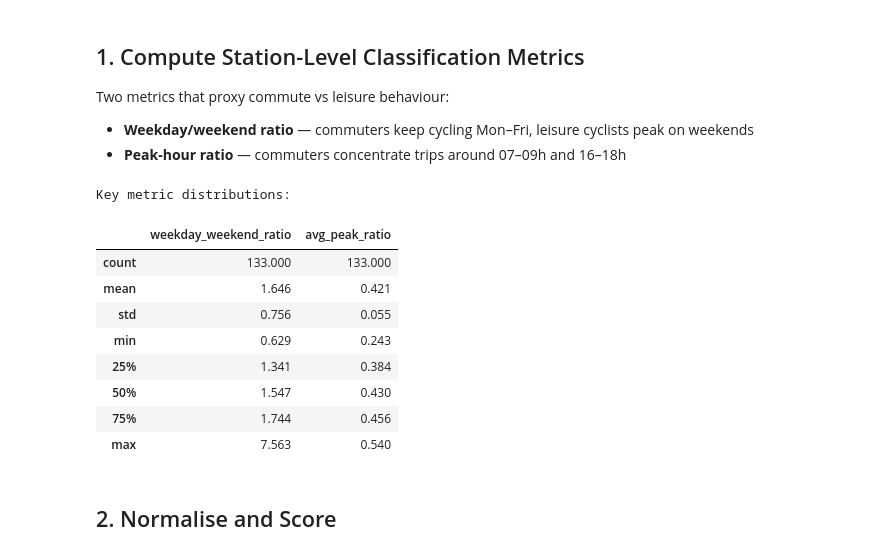
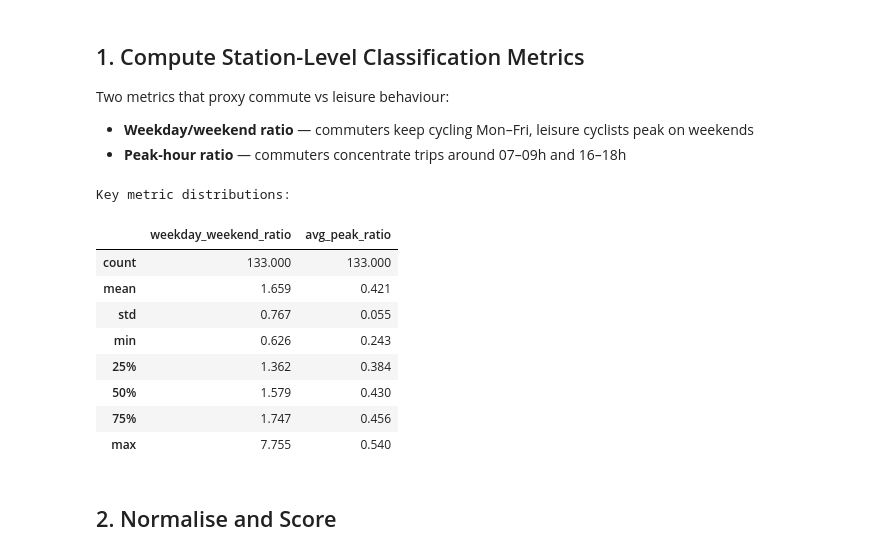
Before and after one commit to Queena34/mda-cycling-weather-group6, a Jupyter notebook: notebooks/06_site_classification.ipynb, the cells around one changed output. Cells and saved outputs as stored; diff of their text form; code cells hidden in the pictures.

Commit message:
refactor: optimize site classification with one-sided robust mean (3*IQR upper bound)

```diff
--- a/notebooks/06_site_classification.ipynb
+++ b/notebooks/06_site_classification.ipynb
@@ -66,42 +109,49 @@ base = (
         avg_daily      = ("aantal",      "mean"),
         avg_peak_ratio = ("peak_ratio",  "mean"),
         lon            = ("long",         "first"),
         lat            = ("lat",         "first"),
     )
 )
+def robust_mean(s):
+    if len(s) == 0: return np.nan
+    q1 = s.quantile(0.25)
+    q3 = s.quantile(0.75)
+    iqr = q3 - q1
+    upper_bound = q3 + 3 * iqr
+    return s[s <= upper_bound].mean()
 
 # Separate filtered groupbys (faster than per-group lambdas on 96k rows)
 wd = (panel_good[~panel_good["is_weekend"]]
-      .groupby("site ID")["aantal"].mean().rename("avg_weekday"))
+      .groupby("site ID")["aantal"].apply(robust_mean).rename("avg_weekday")) #exclude extreme values
 we = (panel_good[ panel_good["is_weekend"]]
-      .groupby("site ID")["aantal"].mean().rename("avg_weekend"))
+      .groupby("site ID")["aantal"].apply(robust_mean).rename("avg_weekend")) #exclude extreme values
 
 site_stats = (
     base
     .merge(wd.reset_index(), on="site ID", how="left")
     .merge(we.reset_index(), on="site ID", how="left")
 )
 
 # Metric 1: weekday / weekend ratio
 # Reference: https://ica-abs.copernicus.org/articles/1/37/2019/ica-abs-1-37-2019.pdf
 site_stats["weekday_weekend_ratio"] = (
     site_stats["avg_weekday"] / site_stats["avg_weekend"]
 )
 
 print("Key metric distributions:")
 desc_cols = ["weekday_weekend_ratio", "avg_peak_ratio"]
 display(site_stats[desc_cols].describe().round(3))
 # %% [output]
 Key metric distributions:
 |  | weekday_weekend_ratio | avg_peak_ratio |
 | count | 133.000 | 133.000 |
-| mean | 1.646 | 0.421 |
-| std | 0.756 | 0.055 |
-| min | 0.629 | 0.243 |
-| 25% | 1.341 | 0.384 |
-| 50% | 1.547 | 0.430 |
-| 75% | 1.744 | 0.456 |
-| max | 7.563 | 0.540 |
+| mean | 1.659 | 0.421 |
+| std | 0.767 | 0.055 |
+| min | 0.626 | 0.243 |
+| 25% | 1.362 | 0.384 |
+| 50% | 1.579 | 0.430 |
+| 75% | 1.747 | 0.456 |
+| max | 7.755 | 0.540 |
 # %% [markdown]
 ## 2. Normalise and Score
 # %%
```
Also changed, not shown: parts of 2 cells of this notebook.
